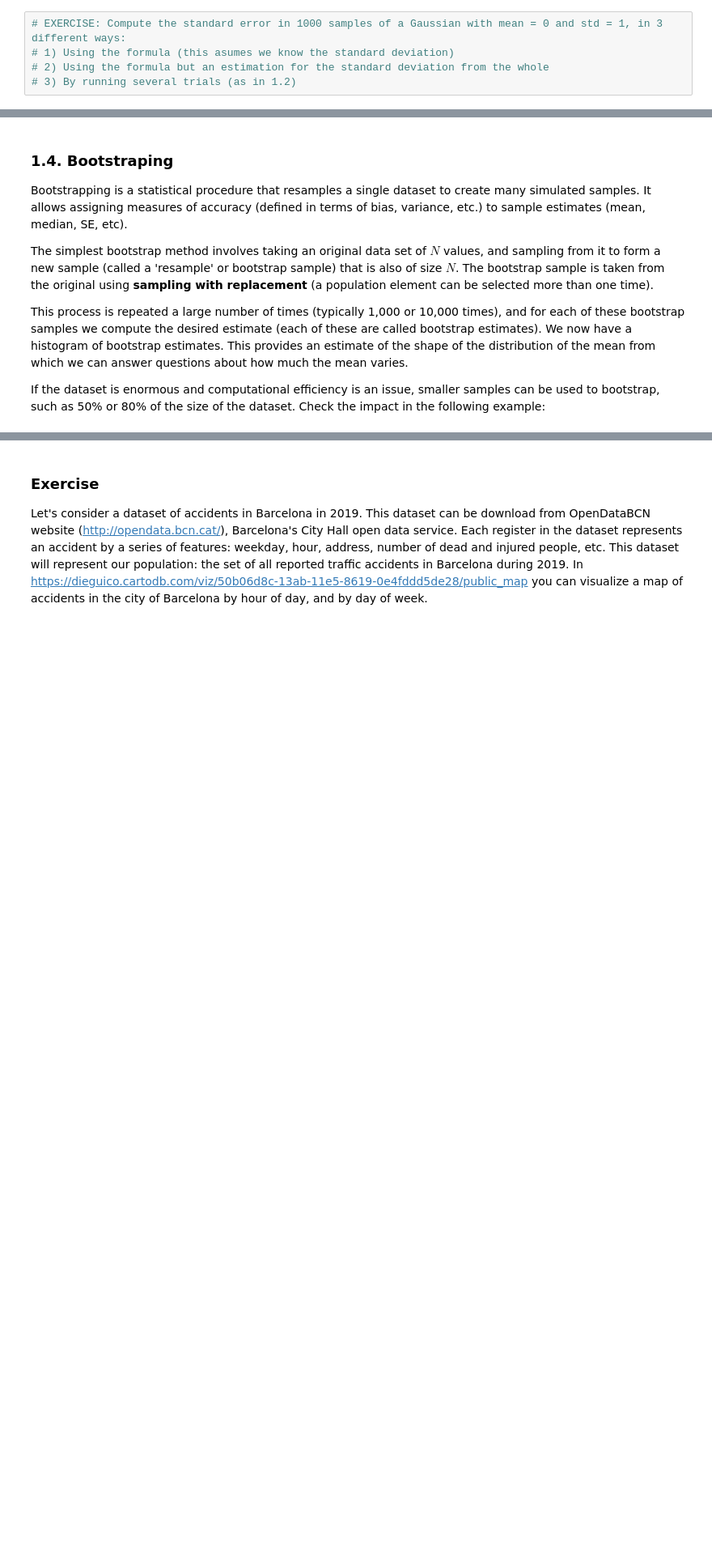
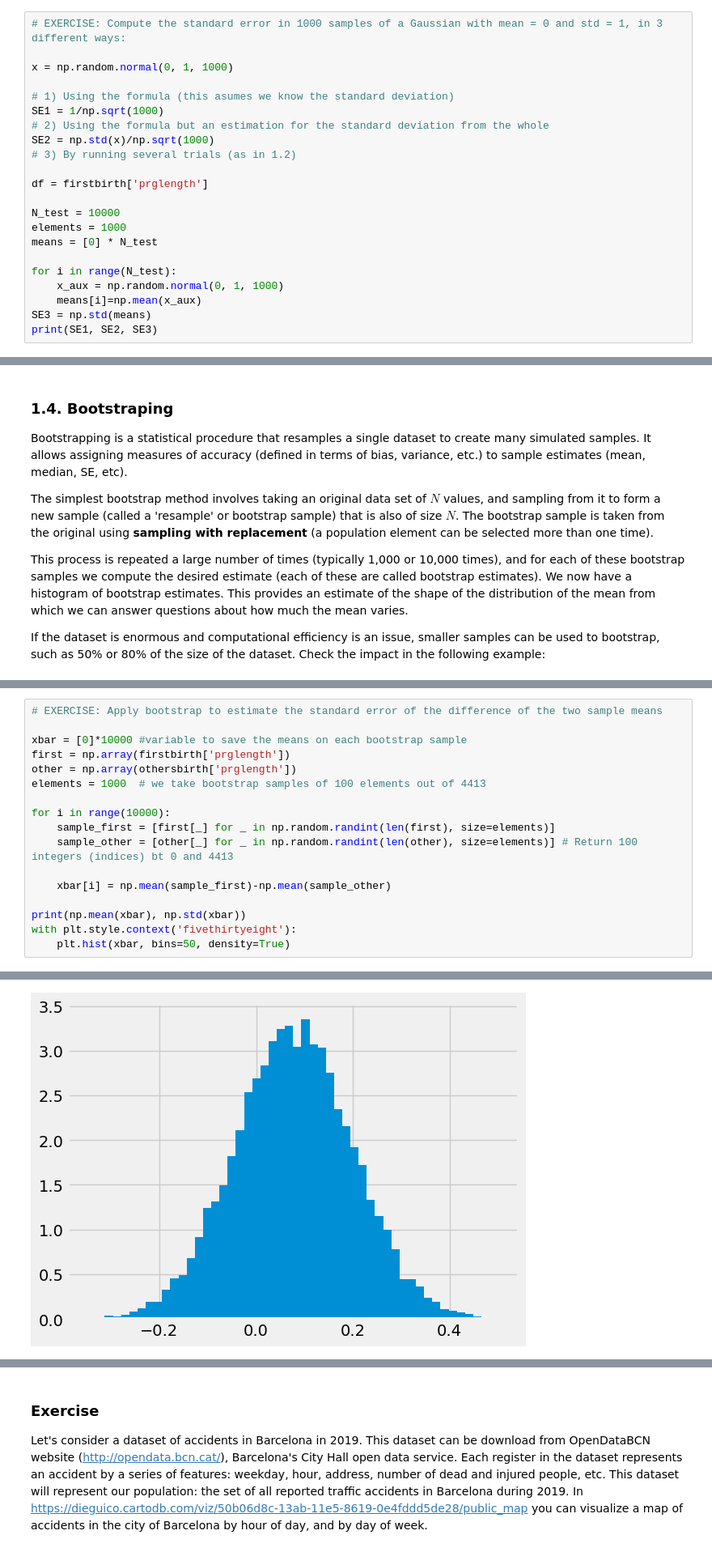
Before and after one commit to Vic263RP/MIA3-Formacion-2023-UV-AI, a Jupyter notebook: B1_HerramientasParaIA/T3_Probabilidad/2023_MIA_UV_Estdística/Statistical Inference.ipynb, the cells around one changed output, grey strips where cells are left out. Shown at 81% size. Saved outputs shown, nothing was run; the diff lists cells and outputs as text; blank space fills up the shorter version.

```diff
--- a/B1_HerramientasParaIA/T3_Probabilidad/2023_MIA_UV_Estdística/Statistical Inference.ipynb
+++ b/B1_HerramientasParaIA/T3_Probabilidad/2023_MIA_UV_Estdística/Statistical Inference.ipynb
@@ -174,7 +174,24 @@ This allows **to estimate the standard deviation of the sample mean** if we don'
 Usually, $\sigma_x$ is not known and is substituted by its empirical estimate (that is sufficiently good if $n>30$ and the population distribution is not skewed).
 # %%
 # EXERCISE: Compute the standard error in 1000 samples of a Gaussian with mean = 0 and std = 1, in 3 different ways:
+
+x = np.random.normal(0, 1, 1000)
+
 # 1) Using the formula (this asumes we know the standard deviation)
+SE1 = 1/np.sqrt(1000)
 # 2) Using the formula but an estimation for the standard deviation from the whole
+SE2 = np.std(x)/np.sqrt(1000)
 # 3) By running several trials (as in 1.2)
+
+df = firstbirth['prglength']
+
+N_test = 10000
+elements = 1000
+means = [0] * N_test
+
+for i in range(N_test):
+    x_aux = np.random.normal(0, 1, 1000)
+    means[i]=np.mean(x_aux)
+SE3 = np.std(means)
+print(SE1, SE2, SE3)
 # %% [output]
@@ -247,0 +263,18 @@ with plt.style.context('fivethirtyeight'):
+# %%
+# EXERCISE: Apply bootstrap to estimate the standard error of the difference of the two sample means
+
+xbar = [0]*10000 #variable to save the means on each bootstrap sample
+first = np.array(firstbirth['prglength'])
+other = np.array(othersbirth['prglength'])
+elements = 1000  # we take bootstrap samples of 100 elements out of 4413
+
+for i in range(10000):
+    sample_first = [first[_] for _ in np.random.randint(len(first), size=elements)]
+    sample_other = [other[_] for _ in np.random.randint(len(other), size=elements)] # Return 100 integers (indices) bt 0 and 4413
+
+    xbar[i] = np.mean(sample_first)-np.mean(sample_other)
+
+print(np.mean(xbar), np.std(xbar))
+with plt.style.context('fivethirtyeight'):
+    plt.hist(xbar, bins=50, density=True)
+# %% [output]
@@ -247,0 +282 @@ with plt.style.context('fivethirtyeight'):
+[figure, added]
```
Also changed, not shown: parts of 18 cells of this notebook, 1 other file.
